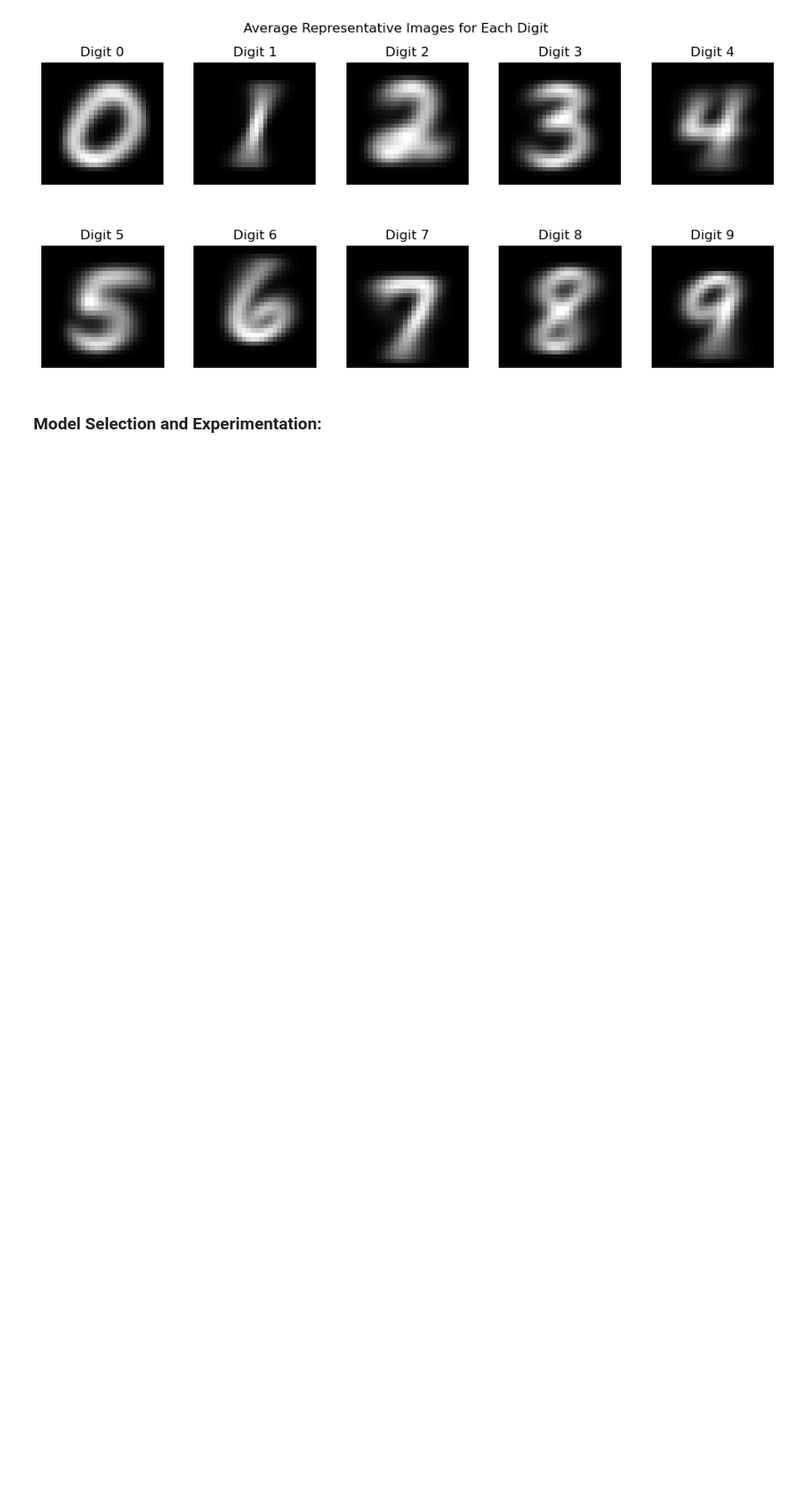
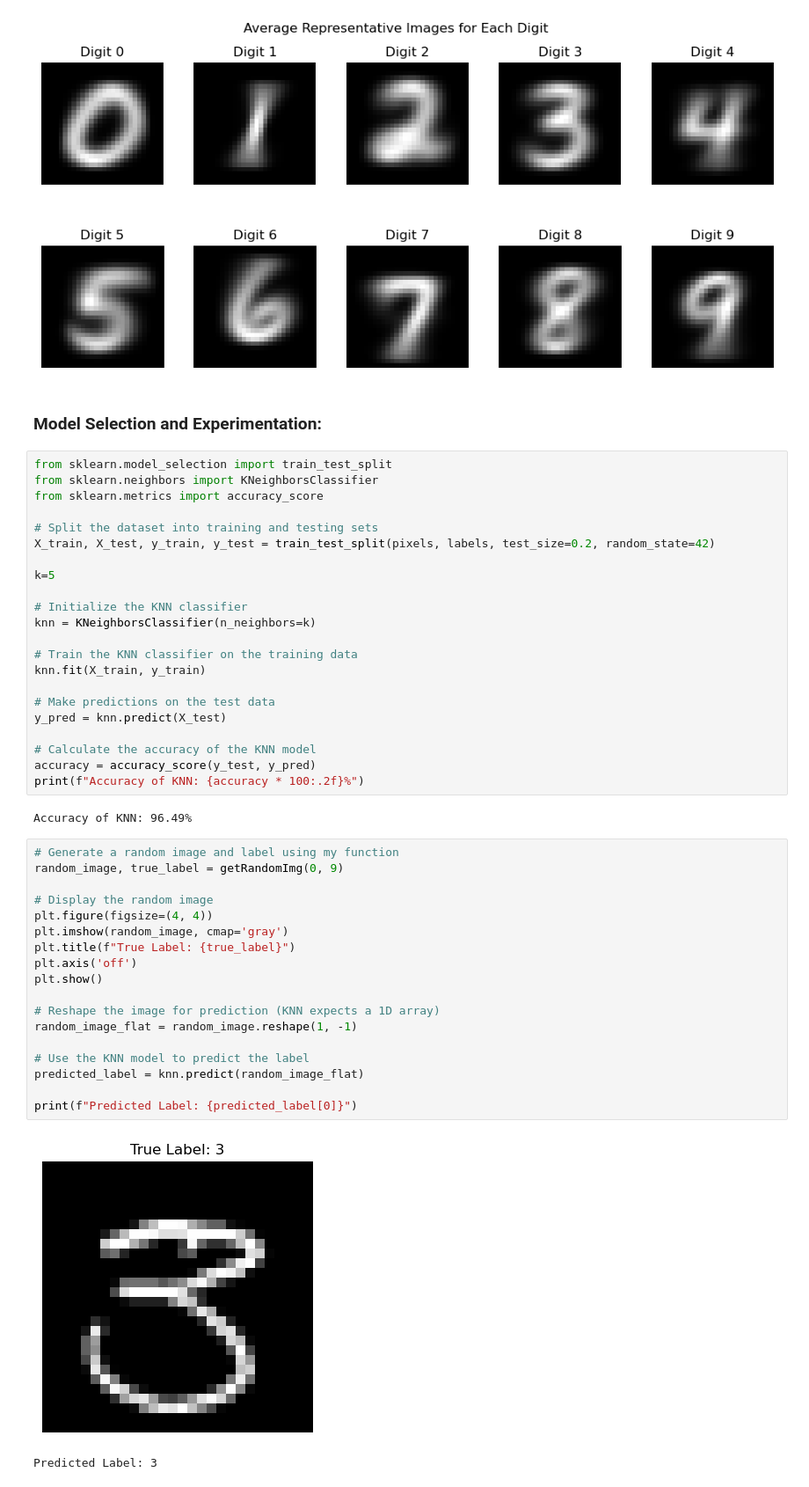
Before and after one commit to asndiallo/machine-learning, a Jupyter notebook: img-classification.ipynb, the cells around one changed output. Shown: that part at 88% size. Cells and saved outputs as stored; diff of their text form; blank space fills up the shorter version.

```diff
--- a/img-classification.ipynb
+++ b/img-classification.ipynb
@@ -92,3 +97,48 @@ show_average_representatives(pixels, labels)
 [figure]
 # %% [markdown]
 ### Model Selection and Experimentation:
+# %%
+from sklearn.model_selection import train_test_split
+from sklearn.neighbors import KNeighborsClassifier
+from sklearn.metrics import accuracy_score
+
+# Split the dataset into training and testing sets
+X_train, X_test, y_train, y_test = train_test_split(pixels, labels, test_size=0.2, random_state=42)
+
+k=5
+
+# Initialize the KNN classifier
+knn = KNeighborsClassifier(n_neighbors=k)
+
+# Train the KNN classifier on the training data
+knn.fit(X_train, y_train)
+
+# Make predictions on the test data
+y_pred = knn.predict(X_test)
+
+# Calculate the accuracy of the KNN model
+accuracy = accuracy_score(y_test, y_pred)
+print(f"Accuracy of KNN: {accuracy * 100:.2f}%")
+# %% [output]
+Accuracy of KNN: 96.49%
+# %%
+# Generate a random image and label using my function
+random_image, true_label = getRandomImg(0, 9)
+
+# Display the random image
+plt.figure(figsize=(4, 4))
+plt.imshow(random_image, cmap='gray')
+plt.title(f"True Label: {true_label}")
+plt.axis('off')
+plt.show()
+
+# Reshape the image for prediction (KNN expects a 1D array)
+random_image_flat = random_image.reshape(1, -1)
+
+# Use the KNN model to predict the label
+predicted_label = knn.predict(random_image_flat)
+
+print(f"Predicted Label: {predicted_label[0]}")
+# %% [output]
+[figure, added]
+Predicted Label: 3
```
Also changed, not shown: parts of 2 cells of this notebook.
